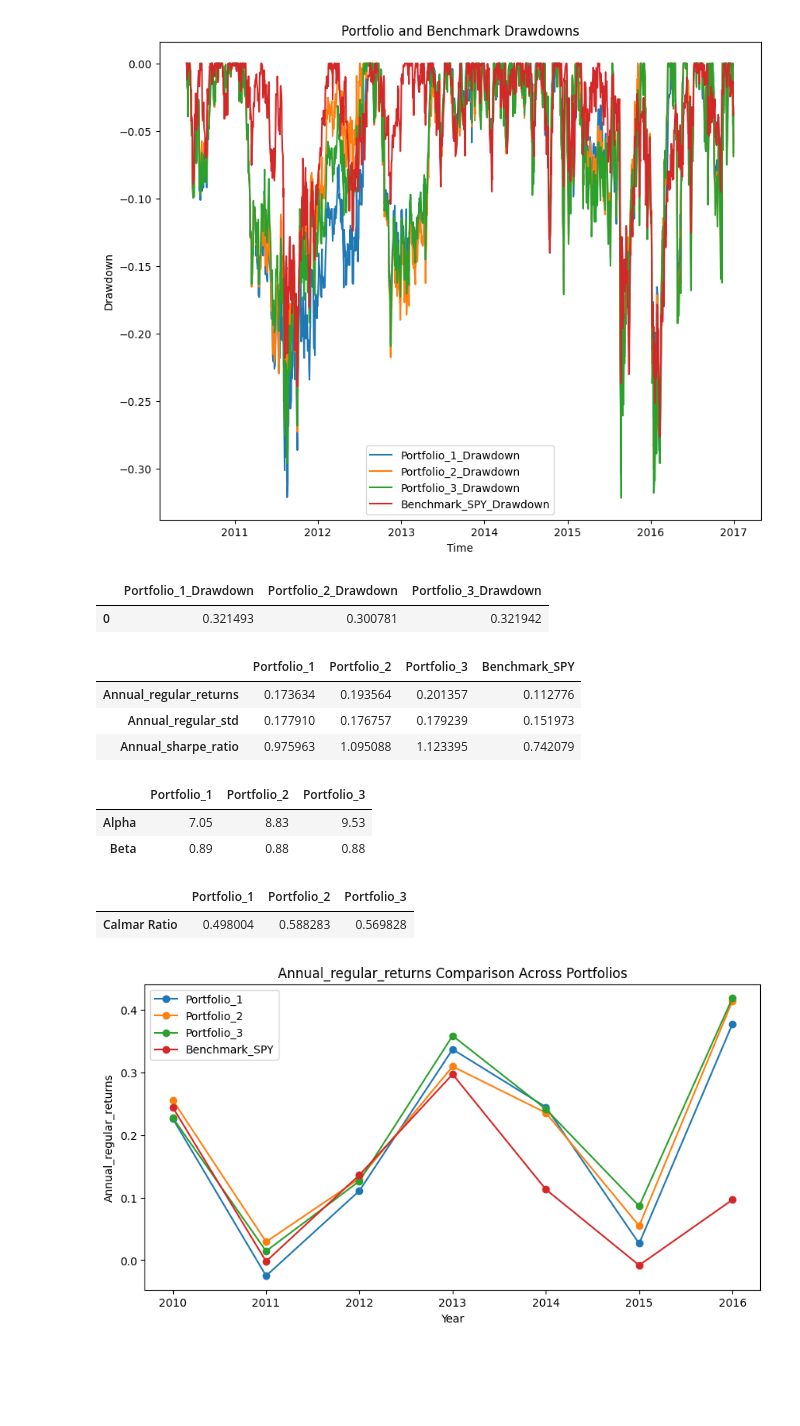
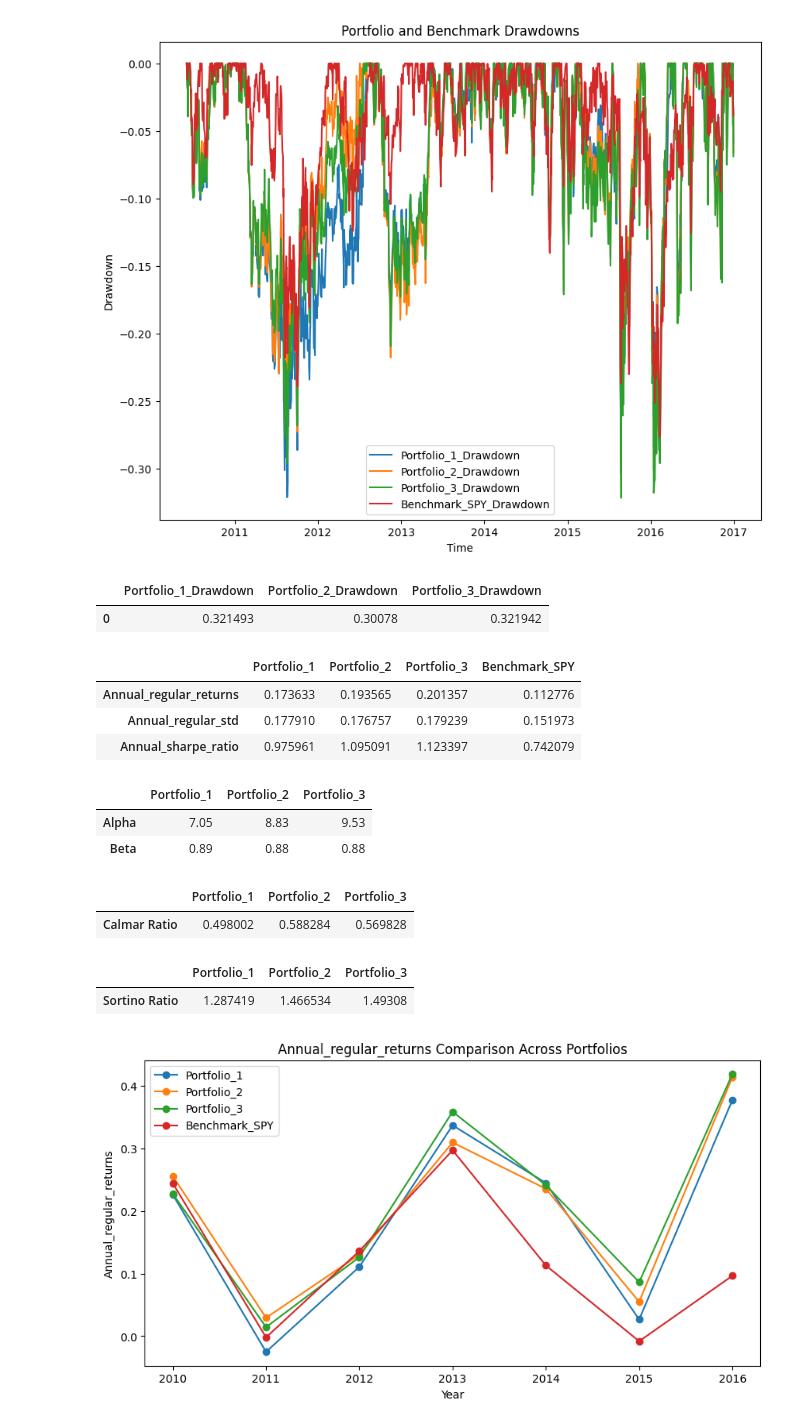
Before and after one commit to myonster/eventbasedbacktester, a Jupyter notebook: IS4226 - Final-Term Project/Group6_FinalTerm.ipynb, the cells around one changed output. Saved outputs shown, nothing was run; the diff lists cells and outputs as text; code cells hidden in the pictures; blank space fills up the shorter version.

Commit message:
sortino into backtest and df generation

```diff
--- a/IS4226 - Final-Term Project/Group6_FinalTerm.ipynb
+++ b/IS4226 - Final-Term Project/Group6_FinalTerm.ipynb
@@ -827,7 +827,8 @@ class Backtester():
         self.alpha_beta_df = pd.DataFrame(self.portfolio.compute_alpha_beta(self.benchmark))
         self.max_drawdowns_df =  pd.DataFrame([self.portfolio.max_drawdown()])
         self.calmar_ratio_df = pd.DataFrame(self.portfolio.compute_calmar_ratio())
-        return [self.risk_return_df, self.alpha_beta_df, self.max_drawdowns_df, self.calmar_ratio_df]
+        self.sortino_ratio_df = pd.DataFrame(self.portfolio.compute_sortino_ratio())
+        return [self.risk_return_df, self.alpha_beta_df, self.max_drawdowns_df, self.calmar_ratio_df, self.sortino_ratio_df]
 
     def yearly_stats(self):
         df_years = self.portfolio.dataframe
@@ -913,7 +914,7 @@ backtester.run()
 [figure]
 Stocks Data Consistent
 # %%
-risk_return_df, alpha_beta_df, max_drawdowns_df, calmar_ratio_df = backtester.overall_stats()
+risk_return_df, alpha_beta_df, max_drawdowns_df, calmar_ratio_df, sortino_ratio_df = backtester.overall_stats()
 # %% [output]
 [*********************100%%**********************]  1 of 1 completed
 Benchmark Data and Backtest Data Consistent
@@ -927,14 +928,14 @@ Benchmark Data and Backtest Data Consistent
 max_drawdowns_df
 # %% [output]
 |  | Portfolio_1_Drawdown | Portfolio_2_Drawdown | Portfolio_3_Drawdown |
-| 0 | 0.321493 | 0.300781 | 0.321942 |
+| 0 | 0.321493 | 0.30078 | 0.321942 |
 # %%
 risk_return_df
 # %% [output]
 |  | Portfolio_1 | Portfolio_2 | Portfolio_3 | Benchmark_SPY |
-| Annual_regular_returns | 0.173634 | 0.193564 | 0.201357 | 0.112776 |
+| Annual_regular_returns | 0.173633 | 0.193565 | 0.201357 | 0.112776 |
 | Annual_regular_std | 0.177910 | 0.176757 | 0.179239 | 0.151973 |
-| Annual_sharpe_ratio | 0.975963 | 1.095088 | 1.123395 | 0.742079 |
+| Annual_sharpe_ratio | 0.975961 | 1.095091 | 1.123397 | 0.742079 |
 # %%
 alpha_beta_df
 # %% [output]
@@ -945,7 +946,12 @@ alpha_beta_df
 calmar_ratio_df
 # %% [output]
 |  | Portfolio_1 | Portfolio_2 | Portfolio_3 |
-| Calmar Ratio | 0.498004 | 0.588283 | 0.569828 |
+| Calmar Ratio | 0.498002 | 0.588284 | 0.569828 |
+# %%
+sortino_ratio_df
+# %% [output]
+|  | Portfolio_1 | Portfolio_2 | Portfolio_3 |
+| Sortino Ratio | 1.287419 | 1.466534 | 1.49308 |
 # %%
 backtester.plot_yearly_stats()
 # %% [output]
```
Also changed, not shown: parts of 5 cells of this notebook.
